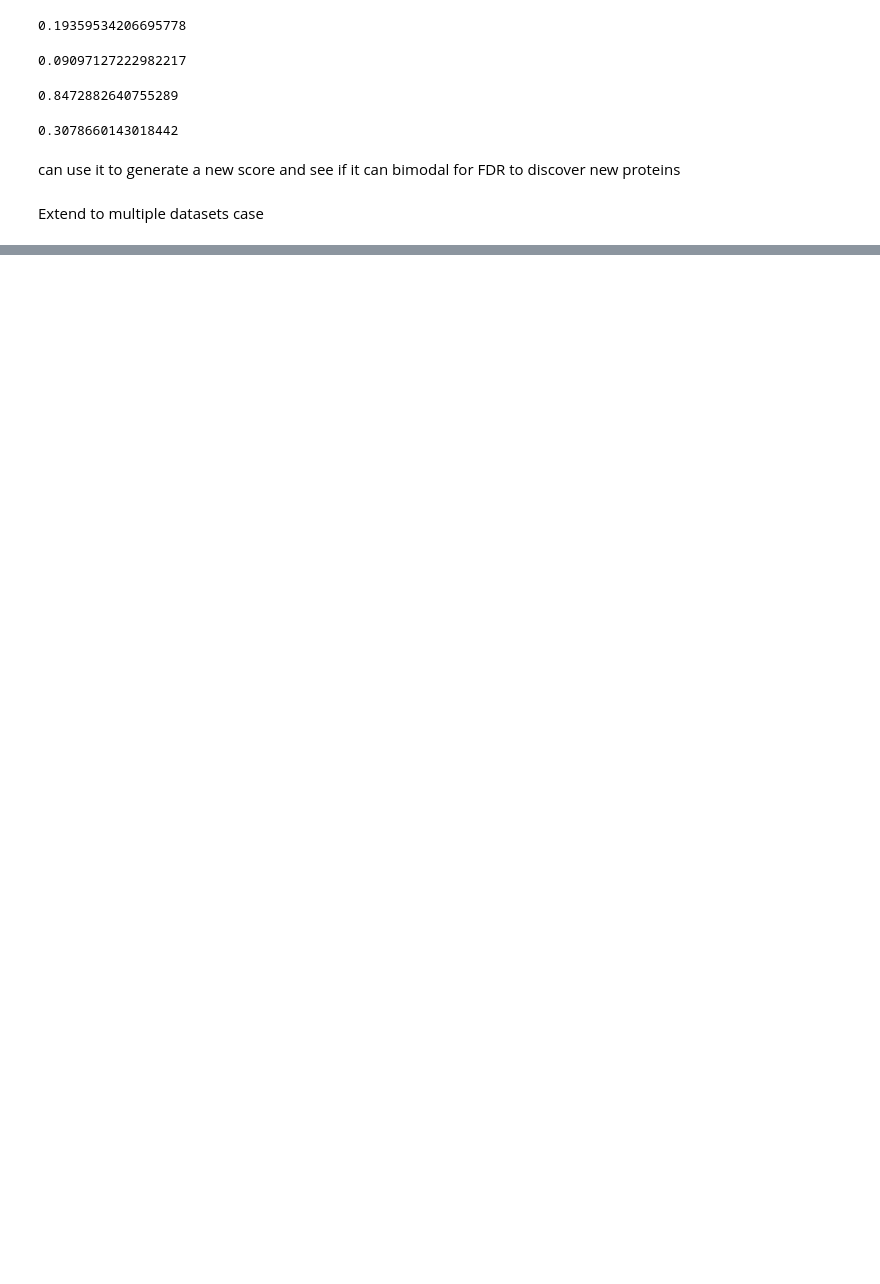
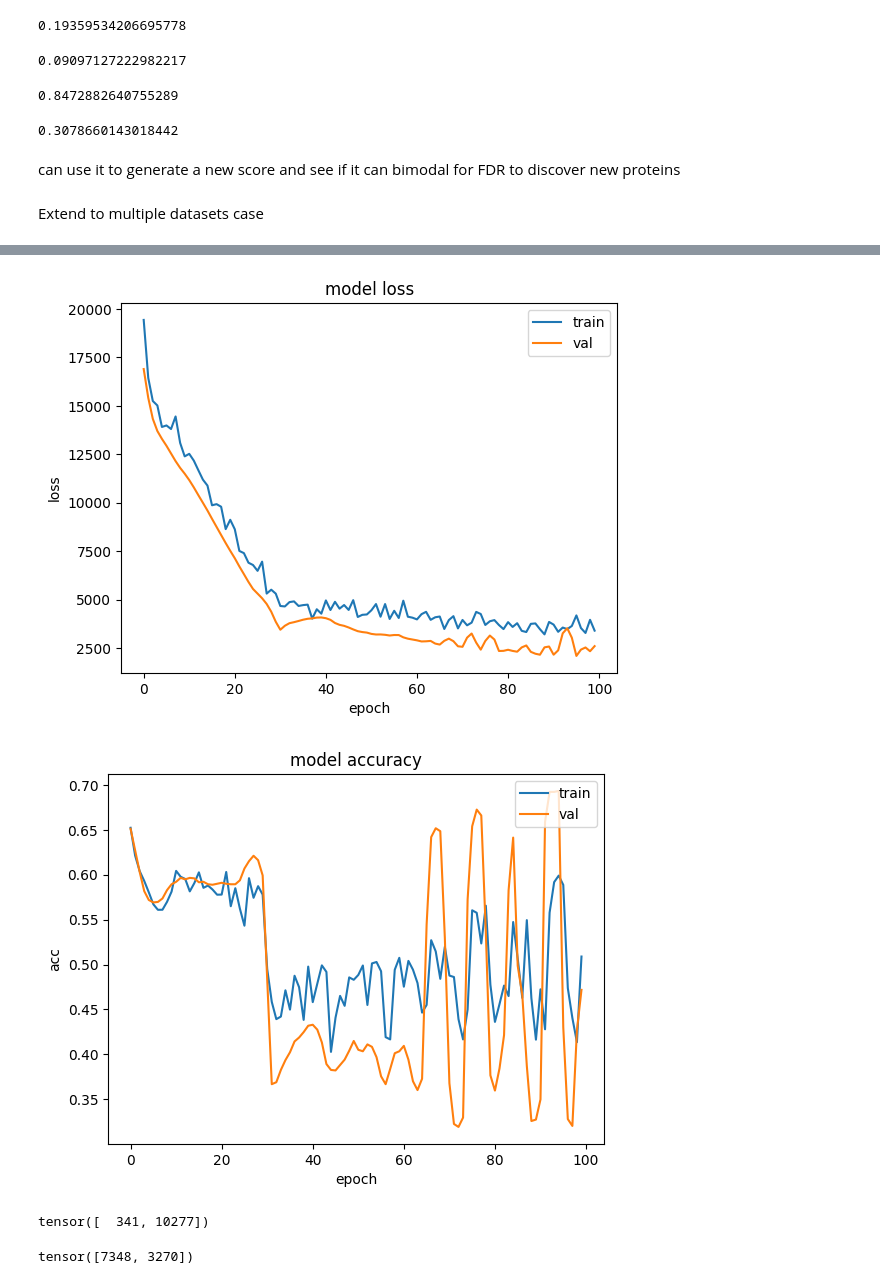
Before and after one commit to FDUguchunhui/protools, a Jupyter notebook: PPI-for-protein-detection/python-analysis/GNN-PPI.ipynb, the cells around one changed output, grey strips where cells are left out. Drawn from its saved outputs; the diff is of its cells as text; code cells hidden in the pictures; blank space fills up the shorter version.

```diff
--- a/PPI-for-protein-detection/python-analysis/GNN-PPI.ipynb
+++ b/PPI-for-protein-detection/python-analysis/GNN-PPI.ipynb
@@ -749,0 +768,11 @@ def load_edge_csv(path, src_index_col, src_mapping, dst_index_col, dst_mapping,
+# %%
+import torch_geometric.transforms as T
+split_transformer = T.RandomNodeSplit(split='train_rest', num_splits=1, num_val=0.1, num_test=0.1)
+data_0981 = split_transformer(data_0981)
+data_7103 = split_transformer(data_7103)
+# %%
+from torch_geometric.data import Data
+from torch_geometric.loader import DataLoader
+
+data_list = [data_7103, data_0981]
+loader = DataLoader(data_list)
@@ -749,0 +857,18 @@ def load_edge_csv(path, src_index_col, src_mapping, dst_index_col, dst_mapping,
+# %%
+model = GCN(num_node_features=11, hidden_channels=22, num_classes=2)
+criterion = torch.nn.CrossEntropyLoss(weight=torch.tensor([0.72, 1.6]))
+# optimizer = torch.optim.Adam(model.parameters(), lr=0.001)
+
+train_loss_history = []
+train_acc_history = []
+val_acc_history = []
+val_loss_history = []
+for epoch in range(1, 101):
+    train_loss, train_acc = train(model, optimizer, loader)
+    train_loss_history.append(train_loss)
+    train_acc_history.append(train_acc)
+    val_loss, val_acc = val(model, loader)
+    val_loss_history.append(val_loss)
+    val_acc_history.append(val_acc)
+    print(f'Epoch: {epoch:03d}, Train loss: {train_loss:.4f} Train acc: {train_acc:.4f} '
+          f'Validation loss: {val_loss: .4f}, Validation acc: {val_acc:.4f}')
@@ -749,0 +893,28 @@ def load_edge_csv(path, src_index_col, src_mapping, dst_index_col, dst_mapping,
+# %%
+_ = plt.plot(train_loss_history);
+_ = plt.plot(val_loss_history);
+_ = plt.title('model loss');
+_ = plt.ylabel('loss');
+_ = plt.xlabel('epoch');
+_ = plt.legend(['train', 'val'], loc='upper right');
+plt.show()
+
+_ = plt.plot(train_acc_history);
+_ = plt.plot(val_acc_history);
+_ = plt.title('model accuracy');
+_ = plt.ylabel('acc');
+_ = plt.xlabel('epoch');
+_ = plt.legend(['train', 'val'], loc='upper right');
+plt.show()
+# %% [output]
+[figure, added]
+[figure, added]
+# %%
+# check output for test node set
+out = model(data_0981.x, data_0981.edge_index)  # Perform a single forward pass.
+pred = out.argmax(dim=1)
+pred.bincount()
+data_0981.y.bincount()
+# %% [output]
+tensor([  341, 10277])
+tensor([7348, 3270])
```
Also changed, not shown: parts of 29 cells of this notebook, 8 other files.
